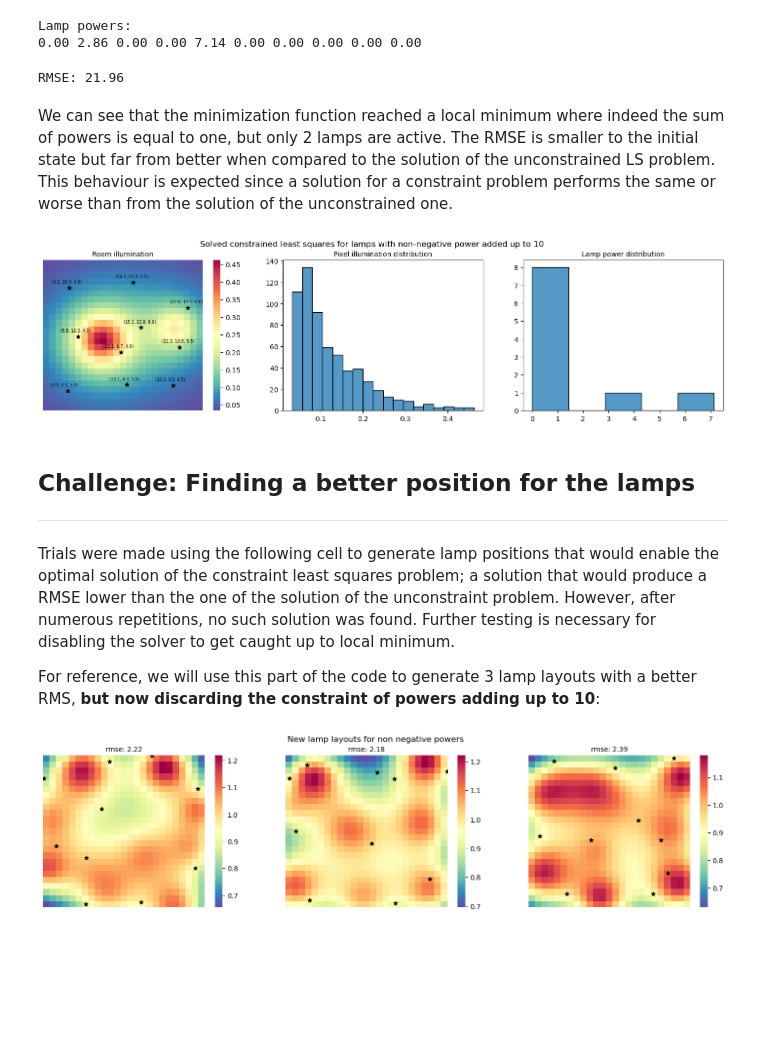
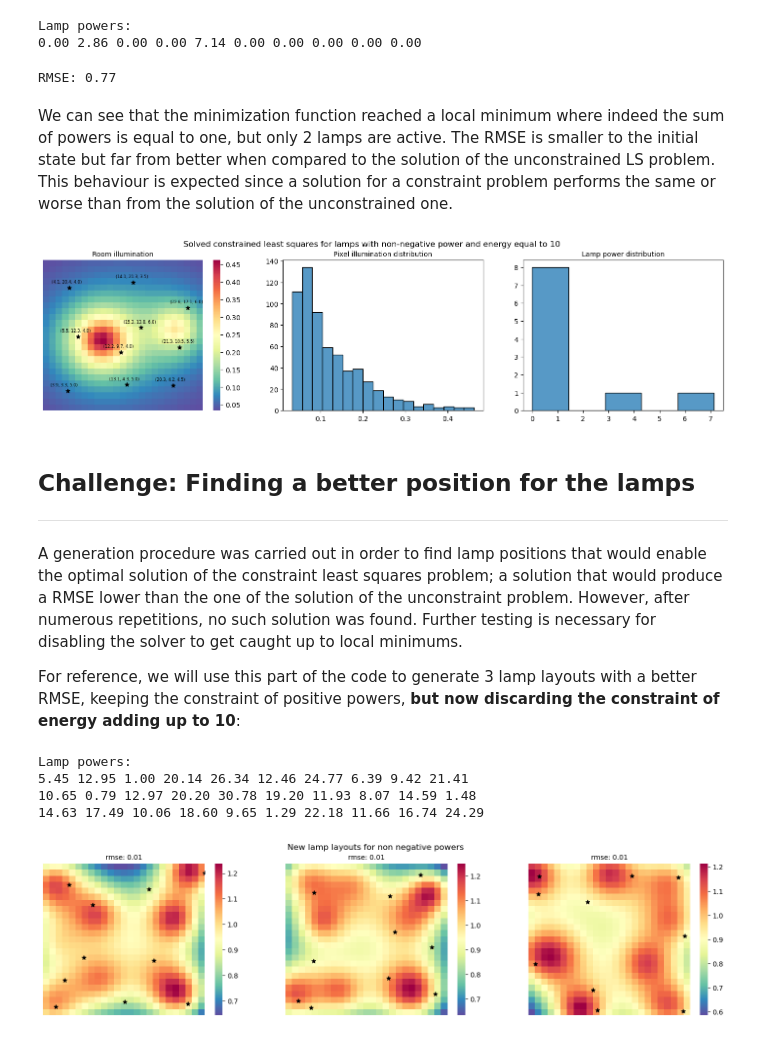
Before and after one commit to sonqo/msc-data-science, a Jupyter notebook: 6-large-scale-linear-algebra/ls/lamp.ipynb, the cells around one changed output. Saved outputs shown, nothing was run; the diff lists cells and outputs as text; code cells hidden in the pictures; blank space fills up the shorter version.

Commit message:
Correction on the RMSE formula

```diff
--- a/6-large-scale-linear-algebra/ls/lamp.ipynb
+++ b/6-large-scale-linear-algebra/ls/lamp.ipynb
@@ -264,15 +266,17 @@ Lamp powers:
 l_solc = A @ p_solc
 
 # calculate rms
-rms = math.sqrt( sum ( (l_solc - l_ones ) ** 2 ) )
-print('RMSE: {:.2f}'.format(rms))
+rmse = mean_squared_error(l_ones, l_solc)
+print('RMSE: {:.2f}'.format(rmse))
 # %% [output]
-RMSE: 21.96
+RMSE: 0.77
 # %% [markdown]
 We can see that the minimization function reached a local minimum where indeed the sum of powers is equal to one, but only 2 lamps are active. The RMSE is smaller to the initial state but far from better when compared to the solution of the unconstrained LS problem. This behaviour is expected since a solution for a constraint problem performs the same or worse than from the solution of the unconstrained one.
 # %%
 fig, axes = plt.subplots(1, 3, figsize=(18, 4))
-fig.suptitle('Solved constrained least squares for lamps with non-negative power added up to 10')
+fig.suptitle(
+    'Solved constrained least squares for lamps with non-negative power and energy equal to 10'
+)
 
 # heatmap
 sns.heatmap(
@@ -320,18 +324,18 @@ axes[2].set(ylabel='')
 
 plt.show()
 # %% [output]
-[figure, old version]
+[figure, new version]
 # %% [markdown]
 ## Challenge: Finding a better position for the lamps
 ---
 
-Trials were made using the following cell to generate lamp positions that would enable the optimal solution of the constraint least squares problem; a solution that would produce a RMSE lower than the one of the solution of the unconstraint problem. However, after numerous repetitions, no such solution was found. Further testing is necessary for disabling the solver to get caught up to local minimum.
+A generation procedure was carried out in order to find lamp positions that would enable the optimal solution of the constraint least squares problem; a solution that would produce a RMSE lower than the one of the solution of the unconstraint problem. However, after numerous repetitions, no such solution was found. Further testing is necessary for disabling the solver to get caught up to local minimums.
 
-For reference, we will use this part of the code to generate 3 lamp layouts with a better RMS, **but now discarding the constraint of powers adding up to 10**:
+For reference, we will use this part of the code to generate 3 lamp layouts with a better RMSE, keeping the constraint of positive powers, **but now discarding the constraint of energy adding up to 10**:
 # %%
 flag = 0
 lamps_acc = []
-rms_acc, l_sol_acc, p_sol_acc = [], [], []
+rmse_acc, l_sol_acc, p_sol_acc = [], [], []
 
 while flag < 3:
 
@@ -373,41 +377,52 @@ while flag < 3:
     l_sol = A @ p_sol
 
     # calculating rms
-    rms = math.sqrt( sum ( (l_sol - l_ones ) ** 2 ) )
+    rmse = mean_squared_error(l_ones, l_sol)
 
     # check non-negativity
-    if rms < 2.5 and np.prod(p_sol > 0) == 1:
+    if rmse < 0.015 and np.prod(p_sol > 0) == 1:
         flag += 1
-        rms_acc.append(rms)
+        rmse_acc.append(rmse)
         lamps_acc.append(lamps)
         l_sol_acc.append(l_sol)
         p_sol_acc.append(p_sol)
+
+print('Lamp powers:')
+for p_list in p_sol_acc:
+    for p in p_list:
+        print('{:.2f}'.format(p), end=" ")
+    print()
+# %% [output]
+Lamp powers:
+5.45 12.95 1.00 20.14 26.34 12.46 24.77 6.39 9.42 21.41
+10.65 0.79 12.97 20.20 30.78 19.20 11.93 8.07 14.59 1.48
+14.63 17.49 10.06 18.60 9.65 1.29 22.18 11.66 16.74 24.29
 # %%
 fig, axes = plt.subplots(1, 3, figsize=(18, 4))
 fig.suptitle('New lamp layouts for non negative powers')
 
 for i in range(3):
     # heatmap
     sns.heatmap(
         l_sol_acc[i].reshape(25, 25),
         ax=axes[i],
         linewidth=0,
         xticklabels=[],
         yticklabels=[],
         cmap=sns.color_palette("Spectral_r", as_cmap=True)
     )
 
     # plotting lamps coordinates
     axes[i].scatter(
         lamps_acc[i][:, 0],
         lamps_acc[i][:, 1],
         marker='*',
         color='black'
     )
     axes[i].invert_yaxis()
 
-    axes[i].set_title('rmse: {:.2f}'.format(rms_acc[i]), fontsize=10)
+    axes[i].set_title('rmse: {:.2f}'.format(rmse_acc[i]), fontsize=10)
 
 plt.show()
 # %% [output]
-[figure, old version]
+[figure, new version]
```
Also changed, not shown: parts of 6 cells of this notebook.
